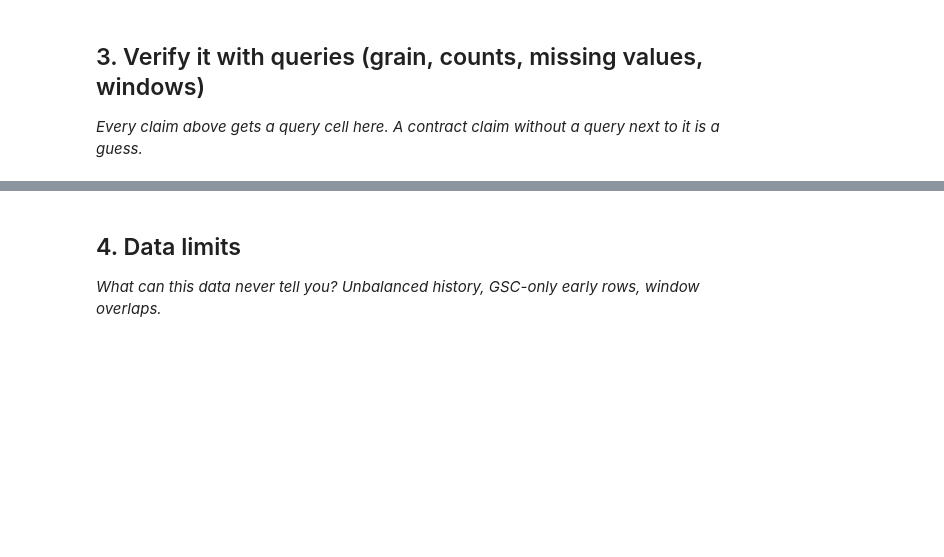
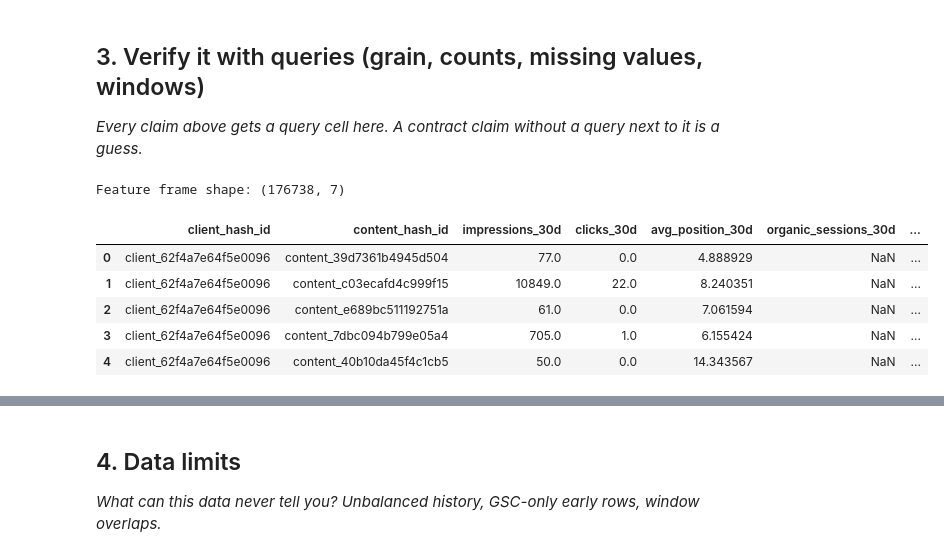
Before and after one commit to bytebymanas/fly-rank-ML, a Jupyter notebook: work/notebooks/w03_data_contract.ipynb, the cells around one changed output, grey strips where cells are left out. Drawn from its saved outputs; the diff is of its cells as text; code cells hidden in the pictures; blank space fills up the shorter version.

```diff
--- a/work/notebooks/w03_data_contract.ipynb
+++ b/work/notebooks/w03_data_contract.ipynb
@@ -29,0 +166,29 @@ This skeleton is yours to fill. Work the sections **in order** — each one has
+# %%
+march_rel = "read_parquet('hf://datasets/FlyRank/internship-warehouse/fact_content_daily_performance/month=2026-03/*.parquet')"
+
+q = f"""
+SELECT
+    client_hash_id,
+    content_hash_id,
+    SUM(gsc_impressions) AS impressions_30d,
+    SUM(gsc_clicks) AS clicks_30d,
+    AVG(NULLIF(gsc_avg_position, 0)) AS avg_position_30d,
+    SUM(sessions_organic) AS organic_sessions_30d,
+    SUM(scroll_events) AS scroll_events_30d
+FROM {march_rel}
+WHERE gsc_data_available IS TRUE
+GROUP BY client_hash_id, content_hash_id
+"""
+
+features = con.sql(q).df()
+
+print("Feature frame shape:", features.shape)
+features.head()
+# %% [output]
+Feature frame shape: (176738, 7)
+|  | client_hash_id | content_hash_id | impressions_30d | clicks_30d | avg_position_30d | organic_sessions_30d | ... |
+| 0 | client_62f4a7e64f5e0096 | content_39d7361b4945d504 | 77.0 | 0.0 | 4.888929 | NaN | ... |
+| 1 | client_62f4a7e64f5e0096 | content_c03ecafd4c999f15 | 10849.0 | 22.0 | 8.240351 | NaN | ... |
+| 2 | client_62f4a7e64f5e0096 | content_e689bc511192751a | 61.0 | 0.0 | 7.061594 | NaN | ... |
+| 3 | client_62f4a7e64f5e0096 | content_7dbc094b799e05a4 | 705.0 | 1.0 | 6.155424 | NaN | ... |
+| 4 | client_62f4a7e64f5e0096 | content_40b10da45f4c1cb5 | 50.0 | 0.0 | 14.343567 | NaN | ... |
```
Also changed, not shown: parts of 21 cells of this notebook.
